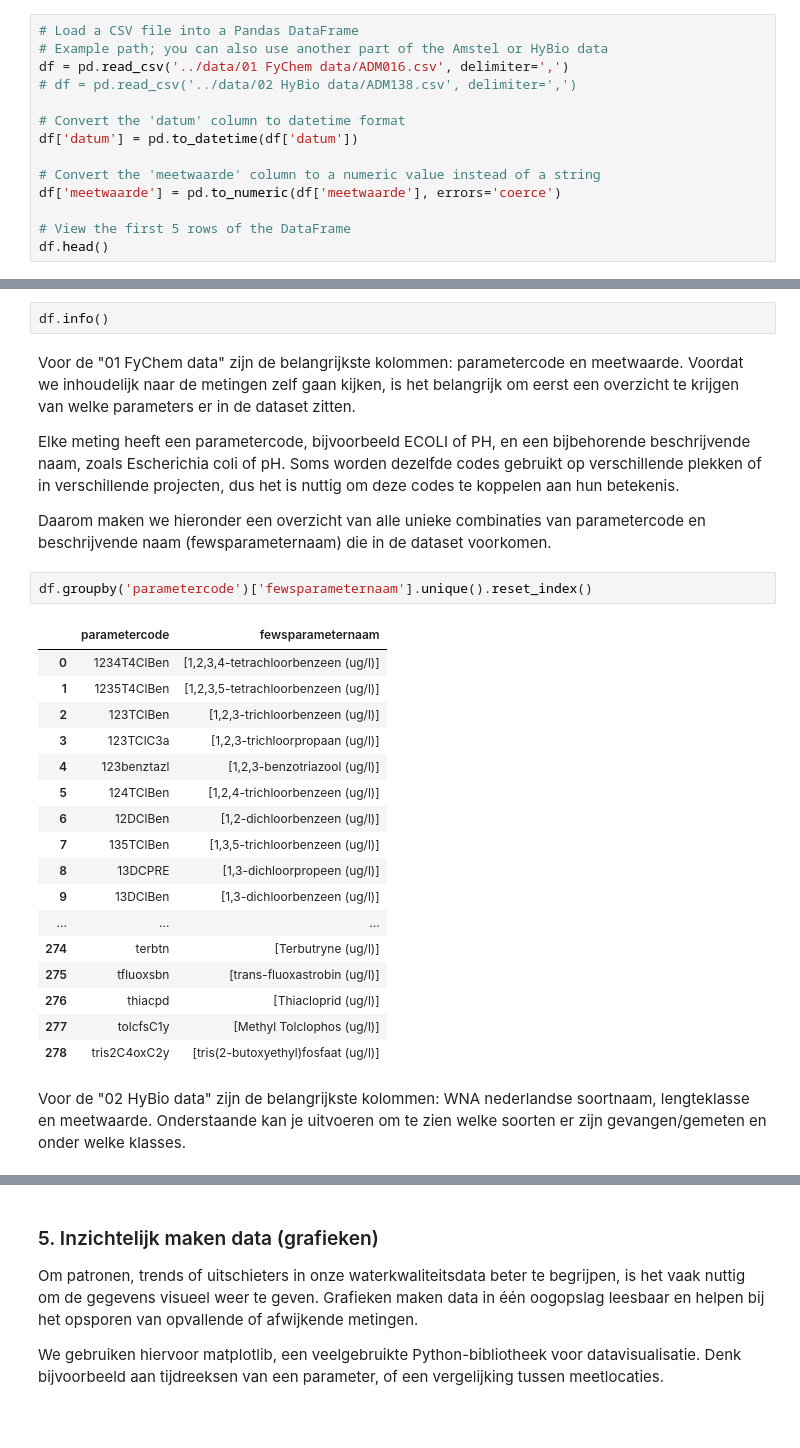
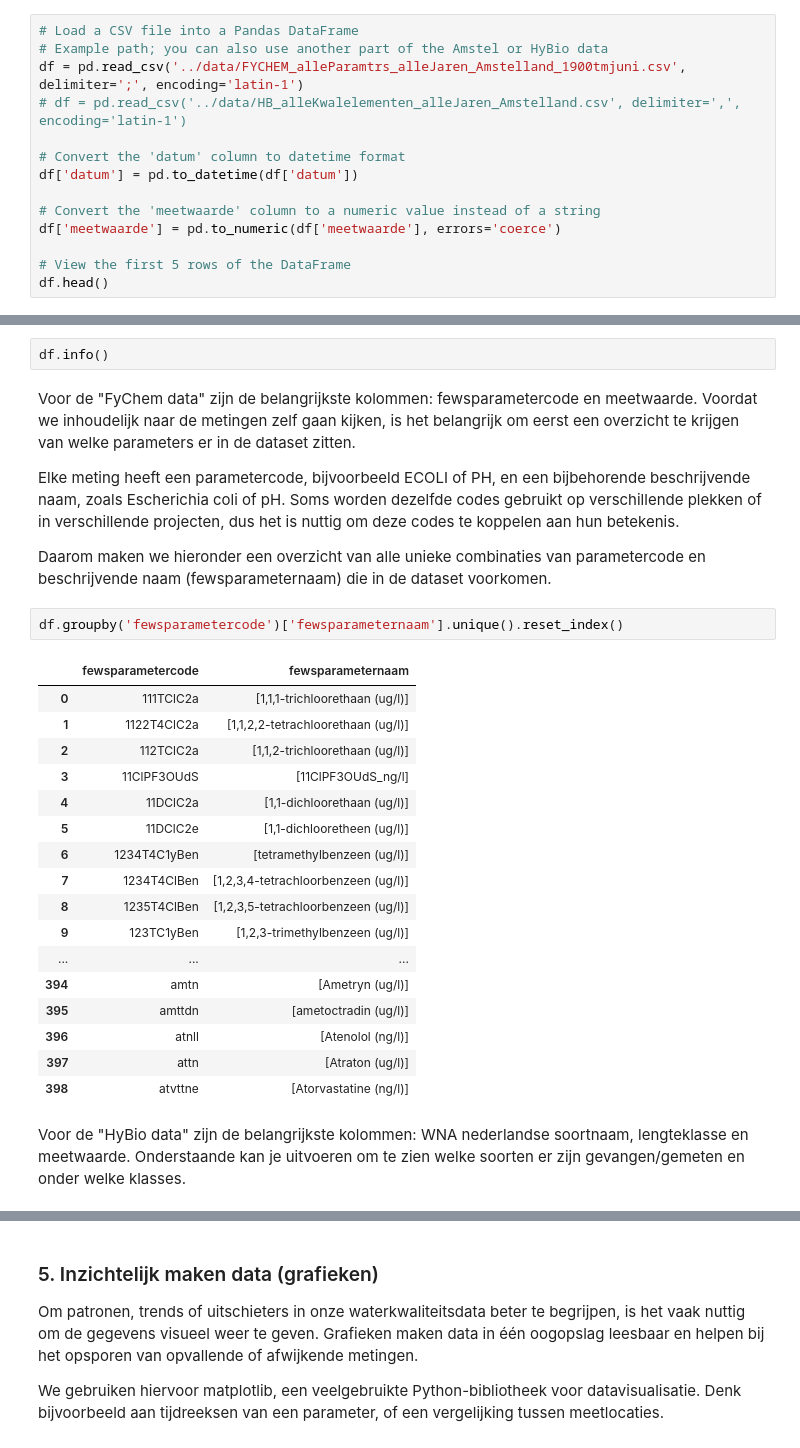
Before and after one commit to venn89/Team_6-De-stem-van-de-Amstel, a Jupyter notebook: notebooks/oppervlaktewater_kwaliteit_analyse.ipynb, the cells around one changed output, grey strips where cells are left out. Cells and saved outputs as stored; diff of their text form.

```diff
--- a/notebooks/oppervlaktewater_kwaliteit_analyse.ipynb
+++ b/notebooks/oppervlaktewater_kwaliteit_analyse.ipynb
@@ -22,8 +22,8 @@ Plak de data uit sharepoint in de data folder. Nu kun je een CSV-bestand inladen
 # %%
 # Load a CSV file into a Pandas DataFrame
 # Example path; you can also use another part of the Amstel or HyBio data
-df = pd.read_csv('../data/01 FyChem data/ADM016.csv', delimiter=',')
-# df = pd.read_csv('../data/02 HyBio data/ADM138.csv', delimiter=',')
+df = pd.read_csv('../data/FYCHEM_alleParamtrs_alleJaren_Amstelland_1900tmjuni.csv', delimiter=';', encoding='latin-1')
+# df = pd.read_csv('../data/HB_alleKwalelementen_alleJaren_Amstelland.csv', delimiter=',', encoding='latin-1')
 
 # Convert the 'datum' column to datetime format
 df['datum'] = pd.to_datetime(df['datum'])
@@ -62,34 +47,34 @@ Het is handig om wat basisinformatie te verkrijgen over het DataFrame, zoals het
 # %%
 df.info()
 # %% [markdown]
-Voor de "01 FyChem data" zijn de belangrijkste kolommen: parametercode en meetwaarde.
+Voor de "FyChem data" zijn de belangrijkste kolommen: fewsparametercode en meetwaarde.
 Voordat we inhoudelijk naar de metingen zelf gaan kijken, is het belangrijk om eerst een overzicht te krijgen van welke parameters er in de dataset zitten.
 
 Elke meting heeft een parametercode, bijvoorbeeld ECOLI of PH, en een bijbehorende beschrijvende naam, zoals Escherichia coli of pH. Soms worden dezelfde codes gebruikt op verschillende plekken of in verschillende projecten, dus het is nuttig om deze codes te koppelen aan hun betekenis.
 
 Daarom maken we hieronder een overzicht van alle unieke combinaties van parametercode en beschrijvende naam (fewsparameternaam) die in de dataset voorkomen.
 # %%
-df.groupby('parametercode')['fewsparameternaam'].unique().reset_index()
+df.groupby('fewsparametercode')['fewsparameternaam'].unique().reset_index()
 # %% [output]
-|  | parametercode | fewsparameternaam |
-| 0 | 1234T4ClBen | [1,2,3,4-tetrachloorbenzeen (ug/l)] |
-| 1 | 1235T4ClBen | [1,2,3,5-tetrachloorbenzeen (ug/l)] |
-| 2 | 123TClBen | [1,2,3-trichloorbenzeen (ug/l)] |
-| 3 | 123TClC3a | [1,2,3-trichloorpropaan (ug/l)] |
-| 4 | 123benztazl | [1,2,3-benzotriazool (ug/l)] |
-| 5 | 124TClBen | [1,2,4-trichloorbenzeen (ug/l)] |
-| 6 | 12DClBen | [1,2-dichloorbenzeen (ug/l)] |
-| 7 | 135TClBen | [1,3,5-trichloorbenzeen (ug/l)] |
-| 8 | 13DCPRE | [1,3-dichloorpropeen (ug/l)] |
-| 9 | 13DClBen | [1,3-dichloorbenzeen (ug/l)] |
+|  | fewsparametercode | fewsparameternaam |
+| 0 | 111TClC2a | [1,1,1-trichloorethaan (ug/l)] |
+| 1 | 1122T4ClC2a | [1,1,2,2-tetrachloorethaan (ug/l)] |
+| 2 | 112TClC2a | [1,1,2-trichloorethaan (ug/l)] |
+| 3 | 11ClPF3OUdS | [11ClPF3OUdS_ng/l] |
+| 4 | 11DClC2a | [1,1-dichloorethaan (ug/l)] |
+| 5 | 11DClC2e | [1,1-dichlooretheen (ug/l)] |
+| 6 | 1234T4C1yBen | [tetramethylbenzeen (ug/l)] |
+| 7 | 1234T4ClBen | [1,2,3,4-tetrachloorbenzeen (ug/l)] |
+| 8 | 1235T4ClBen | [1,2,3,5-tetrachloorbenzeen (ug/l)] |
+| 9 | 123TC1yBen | [1,2,3-trimethylbenzeen (ug/l)] |
 | ... | ... | ... |
-| 274 | terbtn | [Terbutryne (ug/l)] |
-| 275 | tfluoxsbn | [trans-fluoxastrobin (ug/l)] |
-| 276 | thiacpd | [Thiacloprid (ug/l)] |
-| 277 | tolcfsC1y | [Methyl Tolclophos (ug/l)] |
-| 278 | tris2C4oxC2y | [tris(2-butoxyethyl)fosfaat (ug/l)] |
+| 394 | amtn | [Ametryn (ug/l)] |
+| 395 | amttdn | [ametoctradin (ug/l)] |
+| 396 | atnll | [Atenolol (ng/l)] |
+| 397 | attn | [Atraton (ug/l)] |
+| 398 | atvttne | [Atorvastatine (ng/l)] |
 # %% [markdown]
-Voor de "02 HyBio data" zijn de belangrijkste kolommen: WNA nederlandse soortnaam, lengteklasse en meetwaarde.
+Voor de "HyBio data" zijn de belangrijkste kolommen: WNA nederlandse soortnaam, lengteklasse en meetwaarde.
 Onderstaande kan je uitvoeren om te zien welke soorten er zijn gevangen/gemeten en onder welke klasses.
 # %%
 df.groupby("WNA nederlandse soortnaam")["lengteklasse"].unique()
```
Also changed, not shown: parts of 5 cells of this notebook, 1 other file.
